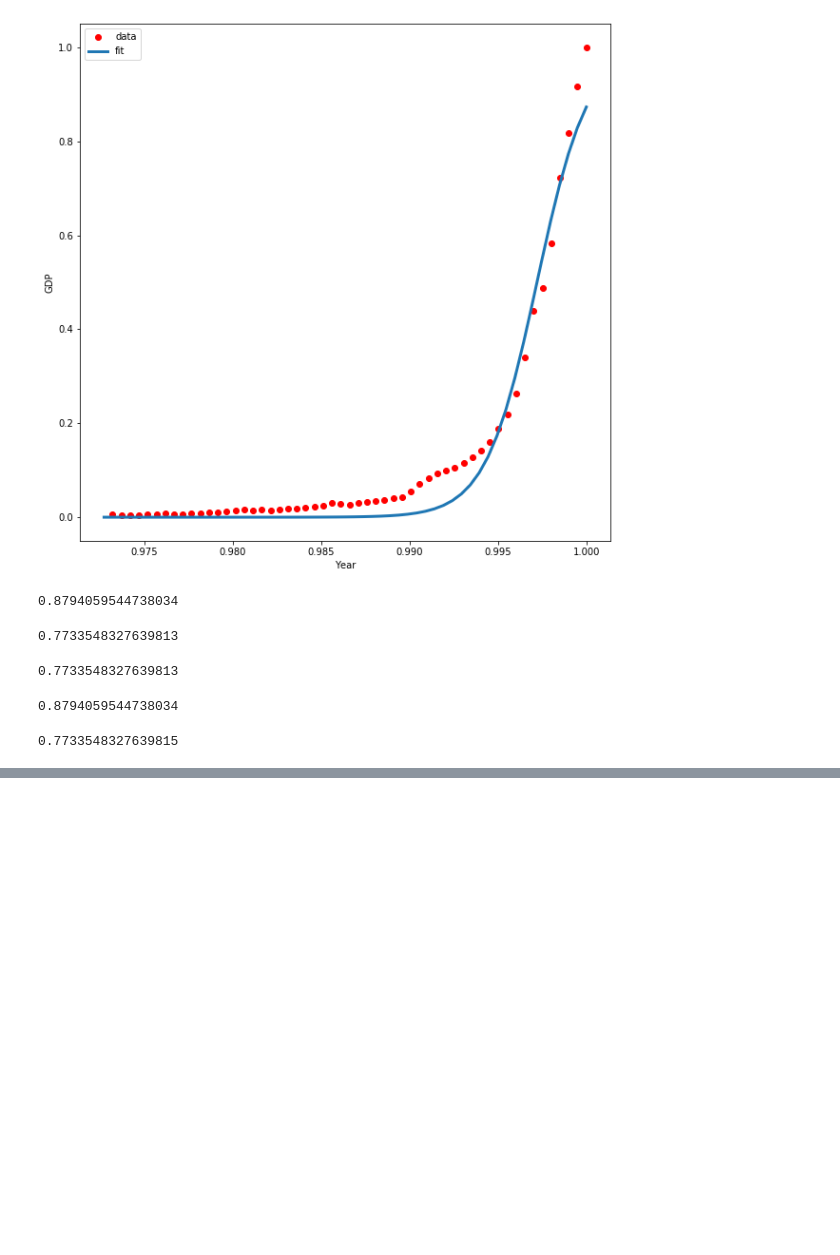
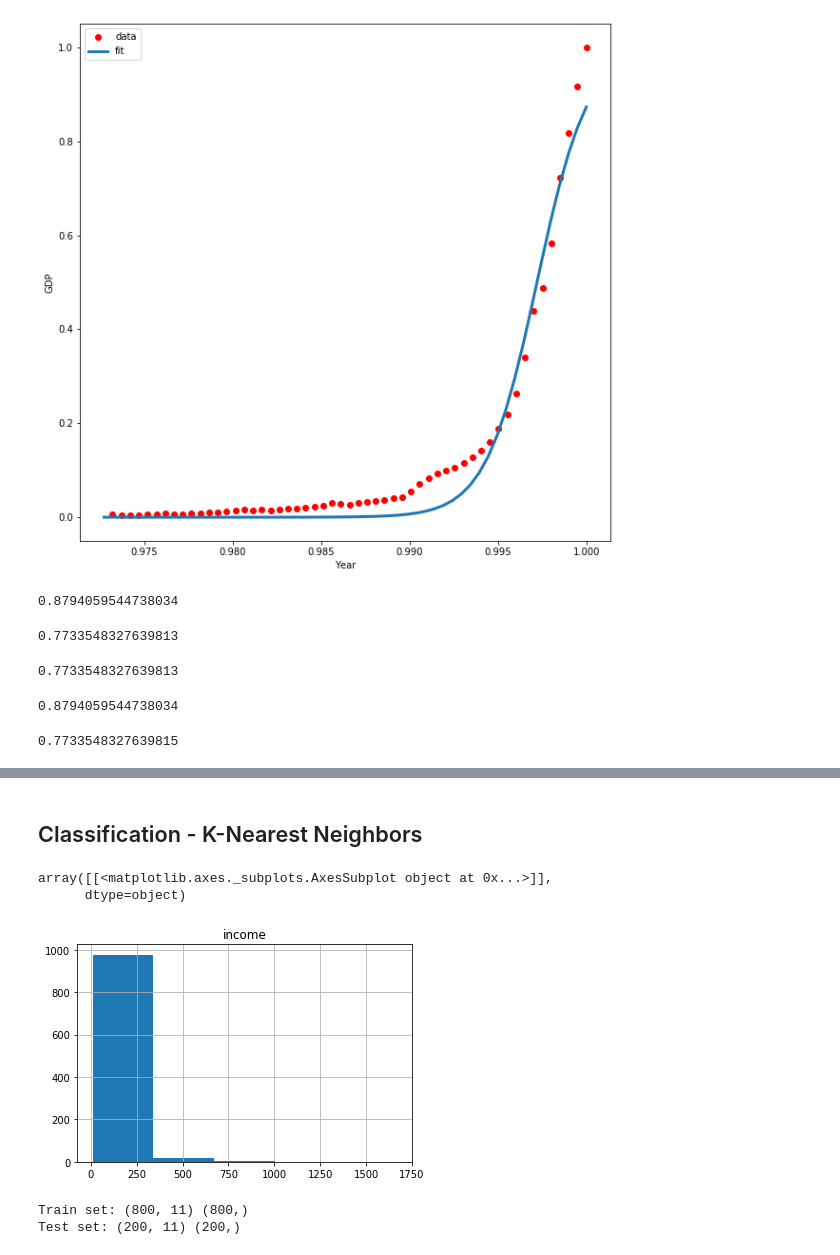
Before and after one commit to JamesIgoe/AzureNotebooks, a Jupyter notebook: Python Class Work 4 - ML.ipynb, the cells around one changed output, grey strips where cells are left out. Cells and saved outputs as stored; diff of their text form; code cells hidden in the pictures; blank space fills up the shorter version.

```diff
--- a/Python Class Work 4 - ML.ipynb
+++ b/Python Class Work 4 - ML.ipynb
@@ -354,0 +355,2 @@ R2-score: -5661086891219916062474633216.00
+# %% [markdown]
+## Classification - K-Nearest Neighbors
@@ -354,0 +371,8 @@ R2-score: -5661086891219916062474633216.00
+# %%
+dfUsageData = pd.read_csv('https://cf-courses-data.s3.us.cloud-object-storage.appdomain.cloud/IBMDeveloperSkillsNetwork-ML0101EN-Coursera/labs/Data_files/teleCust1000t.csv')
+# %%
+dfUsageData.hist(column='income', bins=5)
+# %% [output]
+array([[<matplotlib.axes._subplots.AxesSubplot object at 0x...>]],
+      dtype=object)
+[figure, added]
@@ -354,0 +384,7 @@ R2-score: -5661086891219916062474633216.00
+# %%
+X_train, X_test, y_train, y_test = train_test_split(X, y, test_size=0.2, random_state=4)
+print ('Train set:', X_train.shape,  y_train.shape)
+print ('Test set:', X_test.shape,  y_test.shape)
+# %% [output]
+Train set: (800, 11) (800,)
+Test set: (200, 11) (200,)
```
Also changed, not shown: parts of 36 cells of this notebook.
